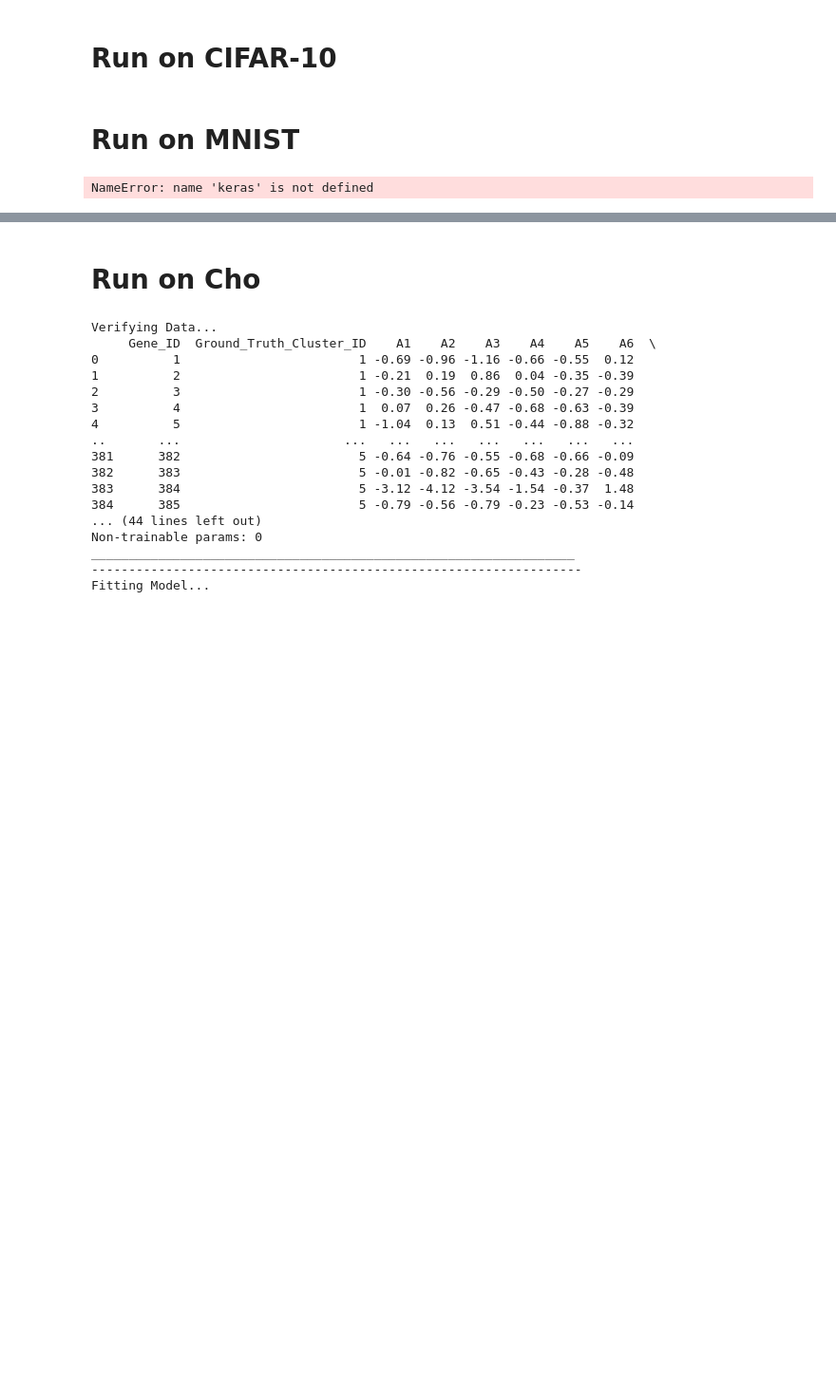
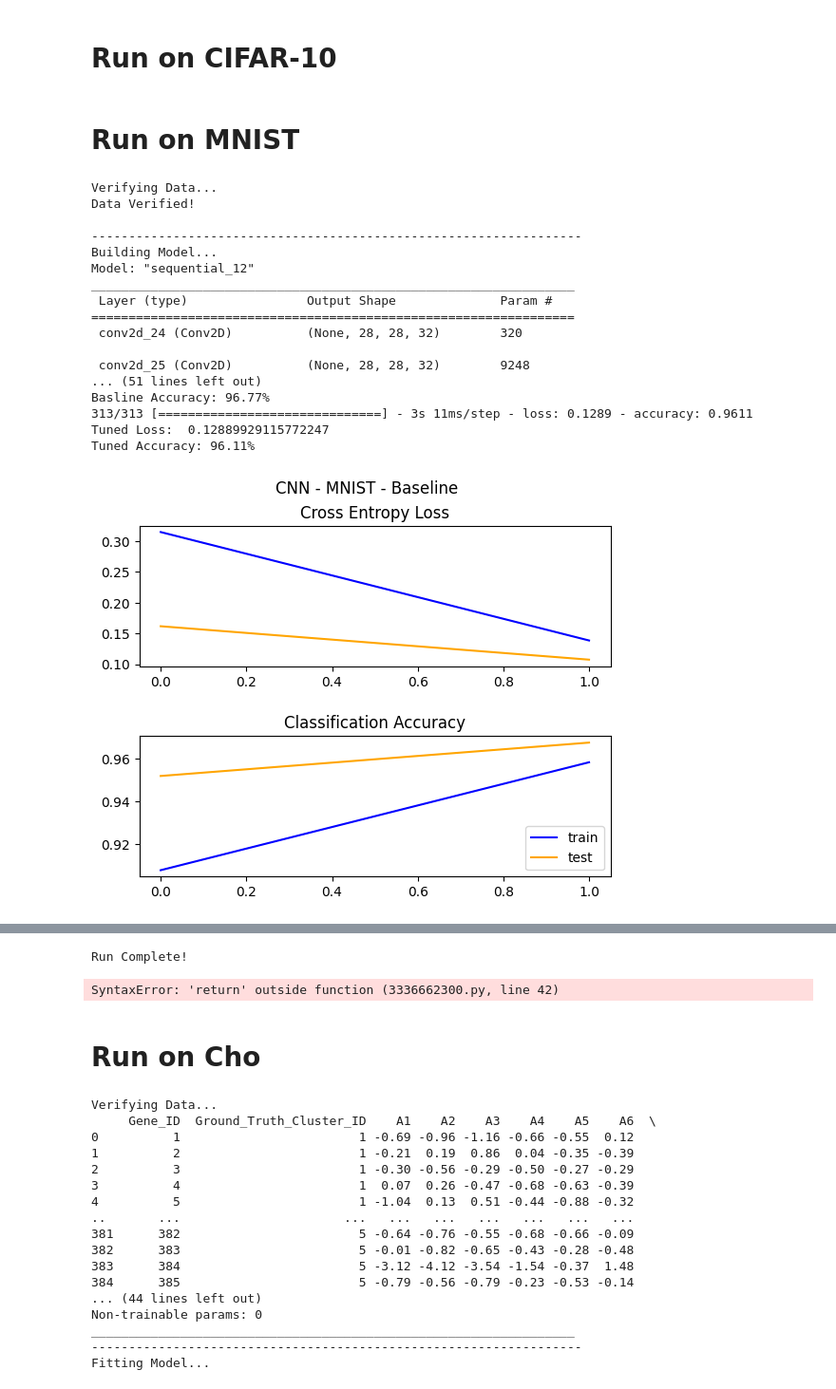
Before and after one commit to lin-shuang/cnn-classification, a Jupyter notebook: cnn.ipynb, the cells around one changed output, grey strips where cells are left out. Shown at 95% size. Saved outputs shown, nothing was run; the diff lists cells and outputs as text; code cells hidden in the pictures; blank space fills up the shorter version.

Commit message:
MNIST done

```diff
--- a/cnn.ipynb
+++ b/cnn.ipynb
@@ -53,10 +54,18 @@ def load_CIFAR10():
     val_labels = to_categorical(val_labels)
 
     return ((train_images, train_labels), (test_images, val_labels))
-# %%
-def load_MNIST():
-
-    return
+# %%
+def load_MNIST():
+    (train_X, train_Y), (test_X, test_Y) = mnist.load_data()
+
+    # scale image pixels to [0, 1]
+    train_X, test_X = train_X / 255.0, test_X / 255.0
+
+    # one hot encode target labels
+    train_Y = to_categorical(train_Y)
+    test_Y = to_categorical(test_Y)
+
+    return (train_X, train_Y), (test_X, test_Y)
 # %%
 def load_Cho():
     # import cho dataset
@@ -256,41 +271,63 @@ def run_CIFAR10():
 # %%
 #def run_MNIST():
 # load dataset
-(train_images, train_labels), (test_images, test_labels) = keras.datasets.mnist.load_data()
+(train_images, train_labels), (test_images, test_labels) = load_MNIST()
 
 print("\nVerifying Data...")
 
-verify_data(train_data, train_labels)
+#verify_MNIST(train_images, train_labels)
 
 print("Data Verified!\n")
 print("------------------------------------------------------------------")
 print("Building Model...")
 
-#debug, use prebuilt and compare to building a new one
-model_MNIST = build_model_CNN()
+model_MNIST_baseline = build_model_CNN_baseline((28, 28, 1), 10)
+model_MNIST_tuned = build_model_CNN_tuned((28, 28, 1), 10)
 
 print("Model Built!\n")
 print("------------------------------------------------------------------")
 print("Fitting Model...")
 
 # fit model
-#history_MNIST = model_MNIST.fit(train_data, train_labels, epochs=1, batch_size=64, validation_data=(, ), verbose=0)
+history_MNIST_baseline = model_MNIST_baseline.fit(train_images, train_labels, epochs=2, batch_size=64, validation_data=(test_images, test_labels), verbose=0)
+history_MNIST_tuned = model_MNIST_tuned.fit(train_images, train_labels, epochs=2, batch_size=64, validation_data=(test_images, test_labels), verbose=0)
 
 print("Model Fitted!\n")
 print("------------------------------------------------------------------")
 print("Evaluating Model...")
 
 # evaluate model
-test_loss, test_acc = model.evaluate(test_data,  test_labels)
-print("Loss: ", test_loss)
-print(f"Accuracy: {test_acc :.2%}")
+test_loss, test_acc = model_MNIST_baseline.evaluate(test_images,  test_labels)
+print("Basline Loss: ", test_loss)
+print(f"Basline Accuracy: {test_acc :.2%}")
+
+test_loss, test_acc = model_MNIST_tuned.evaluate(test_images,  test_labels)
+print("Tuned Loss: ", test_loss)
+print(f"Tuned Accuracy: {test_acc :.2%}")
 
 # show learning curves
-show_diagnostics(model_CIFAR10, "CIFAR-10")
+show_diagnostics(history_MNIST_baseline, "MNIST - Baseline", "test")
+show_diagnostics(history_MNIST_tuned, "MNIST - Tuned", "test")
 
 print("\nRun Complete!\n")
-return
 
 # run_MNIST()
 # %% [output]
-NameError: name 'keras' is not defined
+Verifying Data...
+Data Verified!
+
+------------------------------------------------------------------
+Building Model...
+Model: "sequential_12"
+_________________________________________________________________
+ Layer (type)                Output Shape              Param #
+=================================================================
+ conv2d_24 (Conv2D)          (None, 28, 28, 32)        320
+
+ conv2d_25 (Conv2D)          (None, 28, 28, 32)        9248
+... (51 lines left out)
+Basline Accuracy: 96.77%
+313/313 [==============================] - 3s 11ms/step - loss: 0.1289 - accuracy: 0.9611
+Tuned Loss:  0.12889929115772247
+Tuned Accuracy: 96.11%
+[figure, added]
@@ -297,3 +335,5 @@ NameError: name 'keras' is not defined
+Run Complete!
+SyntaxError: 'return' outside function (3336662300.py, line 42)
 # %% [markdown]
 # Run on Cho
 # %%
```
Also changed, not shown: parts of 3 cells of this notebook.
